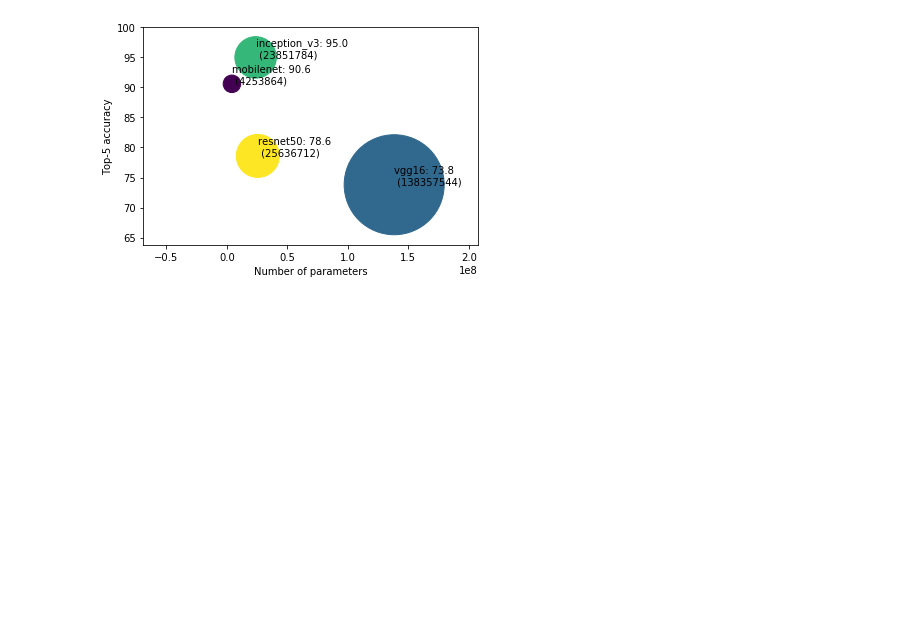
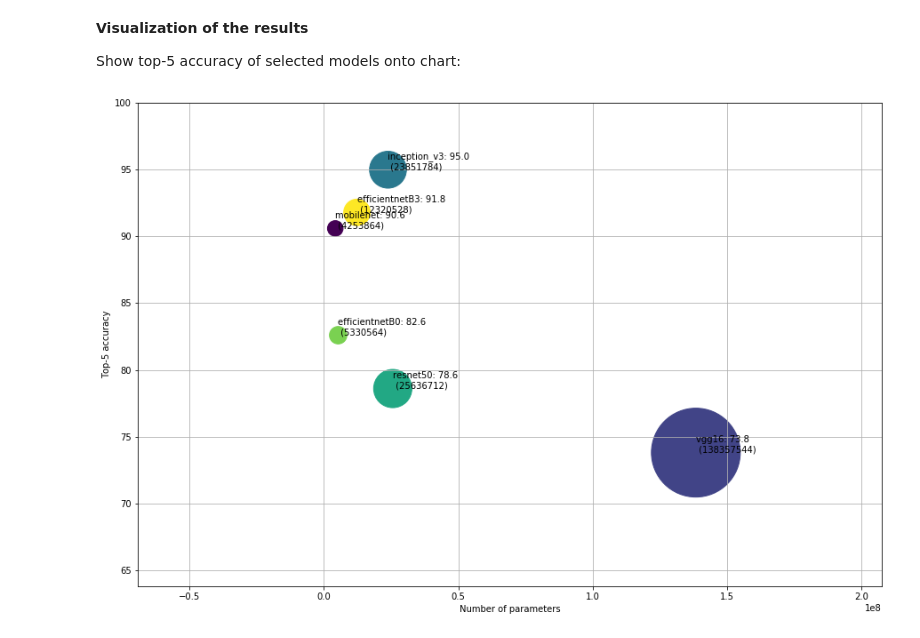
Before and after one commit to TimbusCalin/otus_cv_cource, a Jupyter notebook: src/otus_hw2/top_5_accuracy.ipynb, the cells around one changed output. Cells and saved outputs as stored; diff of their text form; code cells hidden in the pictures; blank space fills up the shorter version.

Commit message:
finalize description and visualization

```diff
--- a/src/otus_hw2/top_5_accuracy.ipynb
+++ b/src/otus_hw2/top_5_accuracy.ipynb
@@ -18,11 +50,14 @@ imagenette_dataset = tfds.load(
 # %%
 # show examples
 _, axes = plt.subplots(nrows=1, ncols=5, figsize=(20, 20))
+
+plt.setp(axes, xticks=[], yticks=[])
 
 for idx, example in enumerate(imagenette_dataset.take(5)):
     # print(example[0], example[1])
     image, label = example
     arr_ = np.squeeze(image)
     axes[idx].imshow(image)
+    axes[idx].set_xlabel(classes[label.numpy()])
 plt.show()
 # %% [output]
@@ -113,6 +151,11 @@ labels_dict = {
 # %%
 # calculation
 def top_k_accuracy(y_preds, y_real):
+    """
+    :param y_preds: top-5 predicts for one image
+    :param y_real: real label of image
+    :return: one of predict labels same with real label
+    """
     is_right_ans = False
     for pred in y_preds:
         if y_real == pred:
@@ -120,23 +163,28 @@ def top_k_accuracy(y_preds, y_real):
             break
     return is_right_ans
 
-# model_names_list = ["inception_v3"]
-model_names_list = ["mobilenet", "vgg16", "inception_v3", "resnet50"]
+# list of models
+model_names_list = [
+    "mobilenet",
+    "vgg16",
+    "inception_v3",
+    "resnet50",
+    "efficientnetB0",
+    "efficientnetB3"
+]
+# model iterator
 gen_iter = model_generator(model_names_list, imagenette_dataset)
 
 models_results = []
 model_top5_results = {}
 for name in model_names_list:
-    # iterator for dataset (labels)
+    # iterator of labels
     ds_iterator = imagenette_dataset.as_numpy_iterator()
 
+    # get model result from models iterator and calculate y_preds
     model_result, params_count = next(gen_iter)
-    # TODO top_5 algorithm
     get_codes = lambda item: [i[0] for i in item]
     y_preds = [get_codes(item) for item in model_result]
-
-
-    # print(y_preds[0], ds_iterator)
     top = [0, 0]
     for y_5_preds in y_preds:
         y_real = labels_dict[ds_iterator.next()[1]]
@@ -146,6 +194,7 @@ for name in model_names_list:
         else:
             top[1] += 1
 
+    # save results of top-5 calculation into list of results
     model_top5_results["name"] = name
     model_top5_results["acc"] = top[0]/(top[0]+top[1])*100
     model_top5_results["params_count"] = params_count
@@ -155,3 +204,7 @@ for name in model_names_list:
+# %% [markdown]
+**Visualization of the results**
+
+Show top-5 accuracy of selected models onto chart:
 # %%
 # visualization
 name = []
@@ -161,34 +214,36 @@ z = []
 color = []
 data = model_top5_results
 for idx, model_result in enumerate(models_results):
     name.append(model_result["name"])
     x.append(model_result["params_count"])
     y.append(model_result["acc"])
     z.append(model_result["params_count"])
     color.append(idx)
 
 #create scatter plot
 name = np.asarray(name)
 x = np.asarray(x)
 y = np.asarray(y)
 z = np.asarray(z)
 size = 10000
 norm_z = z/z.max()*size
 
-fig, ax = plt.subplots()
+
+fig, ax = plt.subplots(figsize=(15, 10))
+ax.grid()
+# ax.figure(figsize=(20, 10))
 ax.scatter(z,y,s=norm_z,marker='o', c=color)
 
 #label each bubble
 for i in range(len(z)):
     plt.annotate("{}: {}\n ({})".format(name[i], round(y[i], 2), x[i]),xy=(z[i], y[i]))
 
 #Label axis
 plt.ylim(y.min()-10, 100)
 plt.xlim(-z.max()/2, z.max()+z.max()/2)
+
 plt.xlabel('Number of parameters')
 plt.ylabel('Top-5 accuracy')
 plt.show()
-
-# https://colab.research.google.com/github/idealo/imageatm/blob/master/examples/imageatm_imagenette.ipynb#scrollTo=XXMGAekAuY7L
 # %% [output]
-[figure, old version]
+[figure, new version]
```
Also changed, not shown: parts of 11 cells of this notebook.
